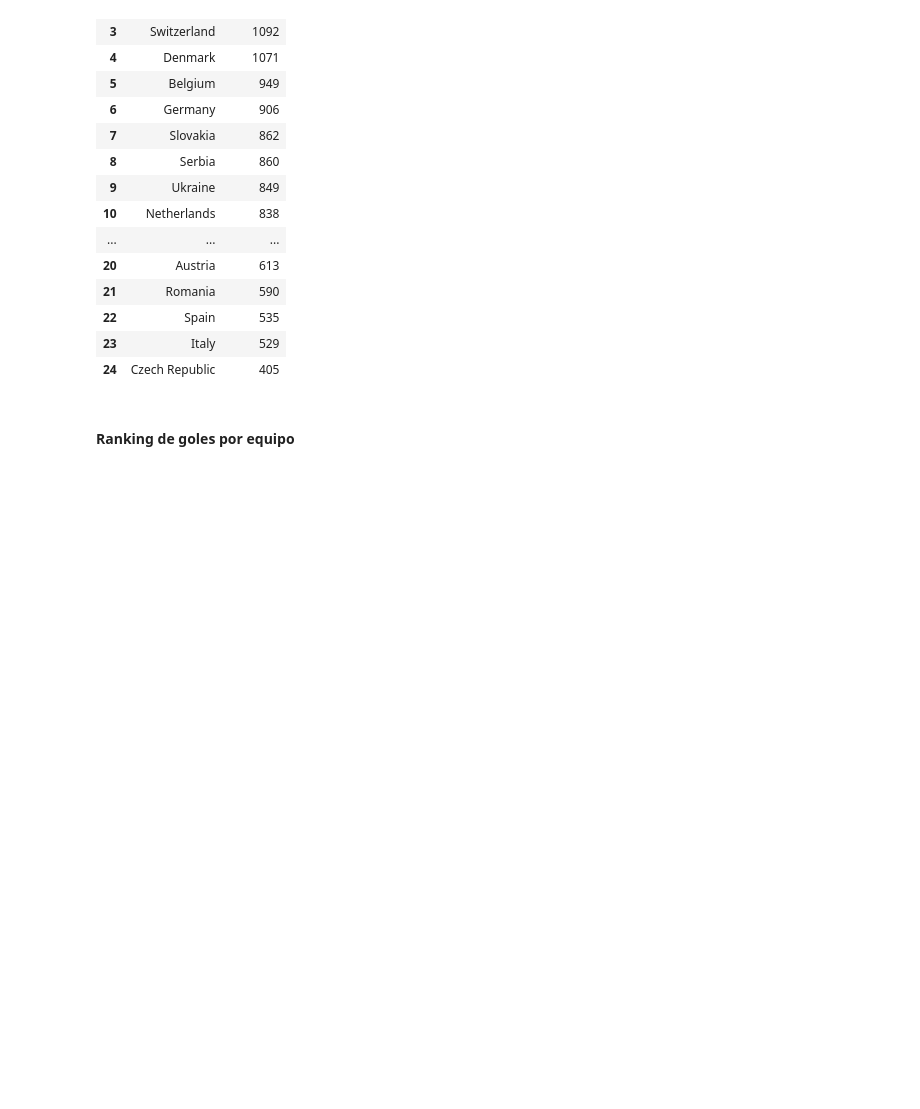
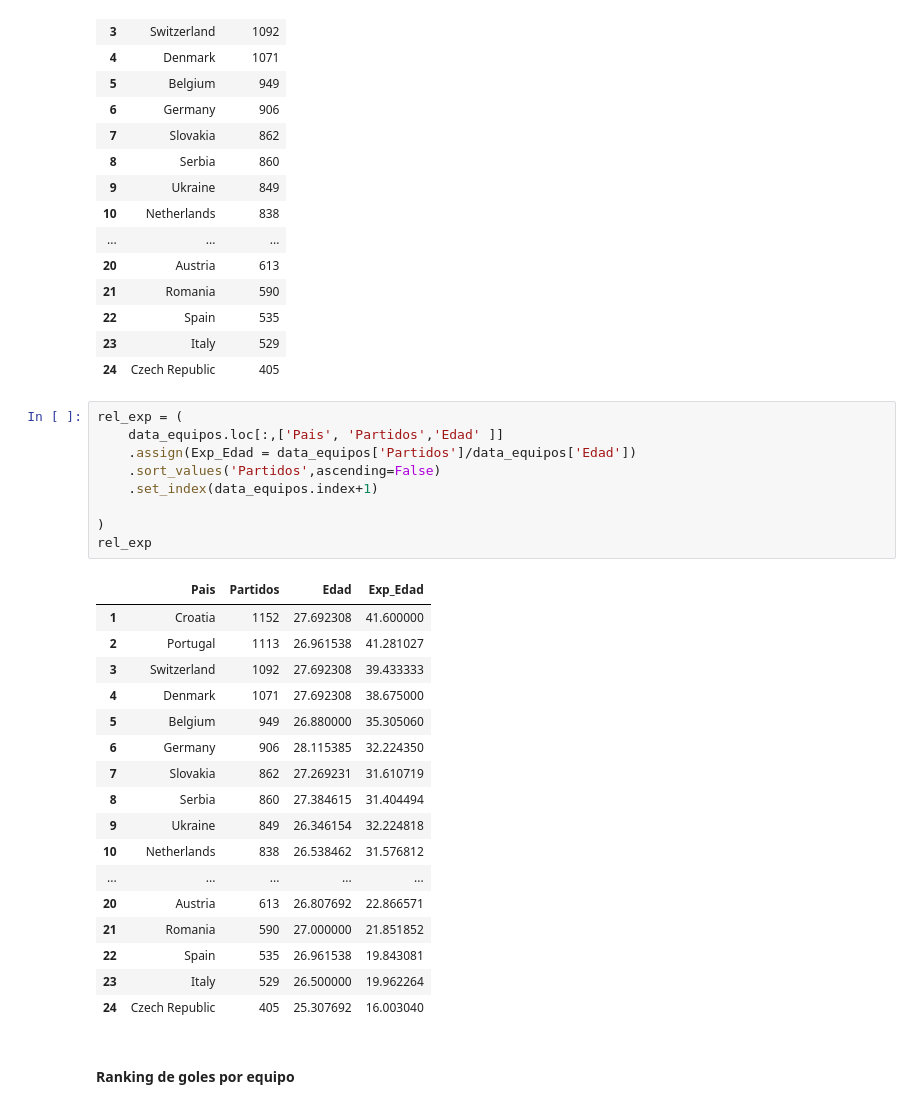
Before and after one commit to rdanbaro/Analisis-Euro, a Jupyter notebook: analisys.ipynb, the cells around one changed output. Saved outputs shown, nothing was run; the diff lists cells and outputs as text; blank space fills up the shorter version.

```diff
--- a/analisys.ipynb
+++ b/analisys.ipynb
@@ -310,6 +310,33 @@ exp_rank
 | 22 | Spain | 535 |
 | 23 | Italy | 529 |
 | 24 | Czech Republic | 405 |
+# %%
+rel_exp = (
+    data_equipos.loc[:,['Pais', 'Partidos','Edad' ]]
+    .assign(Exp_Edad = data_equipos['Partidos']/data_equipos['Edad'])
+    .sort_values('Partidos',ascending=False)
+    .set_index(data_equipos.index+1)
+
+)
+rel_exp
+# %% [output]
+|  | Pais | Partidos | Edad | Exp_Edad |
+| 1 | Croatia | 1152 | 27.692308 | 41.600000 |
+| 2 | Portugal | 1113 | 26.961538 | 41.281027 |
+| 3 | Switzerland | 1092 | 27.692308 | 39.433333 |
+| 4 | Denmark | 1071 | 27.692308 | 38.675000 |
+| 5 | Belgium | 949 | 26.880000 | 35.305060 |
+| 6 | Germany | 906 | 28.115385 | 32.224350 |
+| 7 | Slovakia | 862 | 27.269231 | 31.610719 |
+| 8 | Serbia | 860 | 27.384615 | 31.404494 |
+| 9 | Ukraine | 849 | 26.346154 | 32.224818 |
+| 10 | Netherlands | 838 | 26.538462 | 31.576812 |
+| ... | ... | ... | ... | ... |
+| 20 | Austria | 613 | 26.807692 | 22.866571 |
+| 21 | Romania | 590 | 27.000000 | 21.851852 |
+| 22 | Spain | 535 | 26.961538 | 19.843081 |
+| 23 | Italy | 529 | 26.500000 | 19.962264 |
+| 24 | Czech Republic | 405 | 25.307692 | 16.003040 |
 # %% [markdown]
 #### Ranking de goles por equipo
 # %%
```
Also changed, not shown: parts of 4 cells of this notebook.
